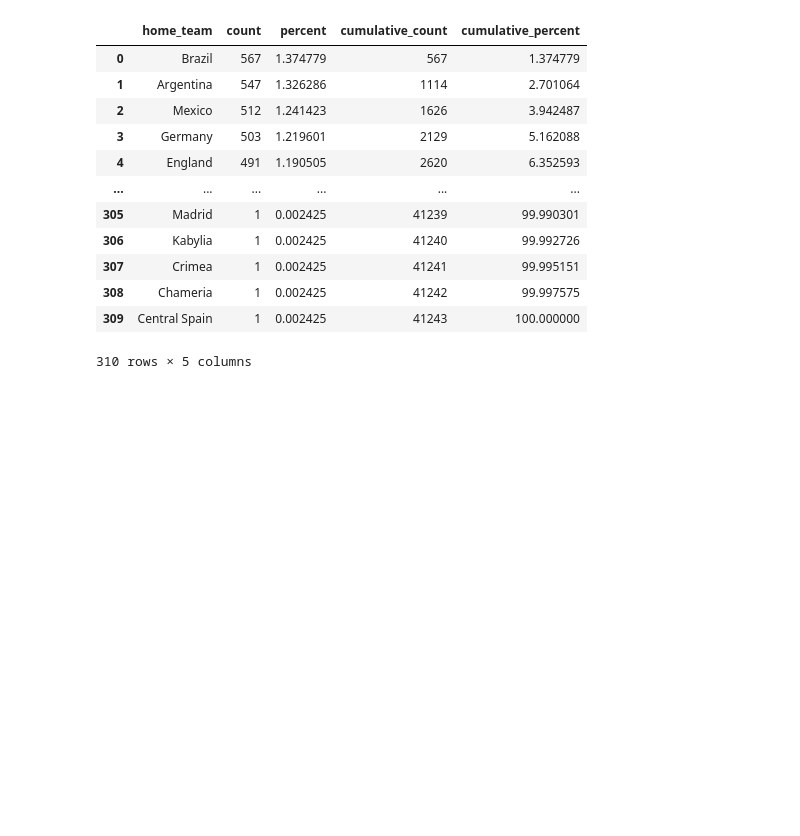
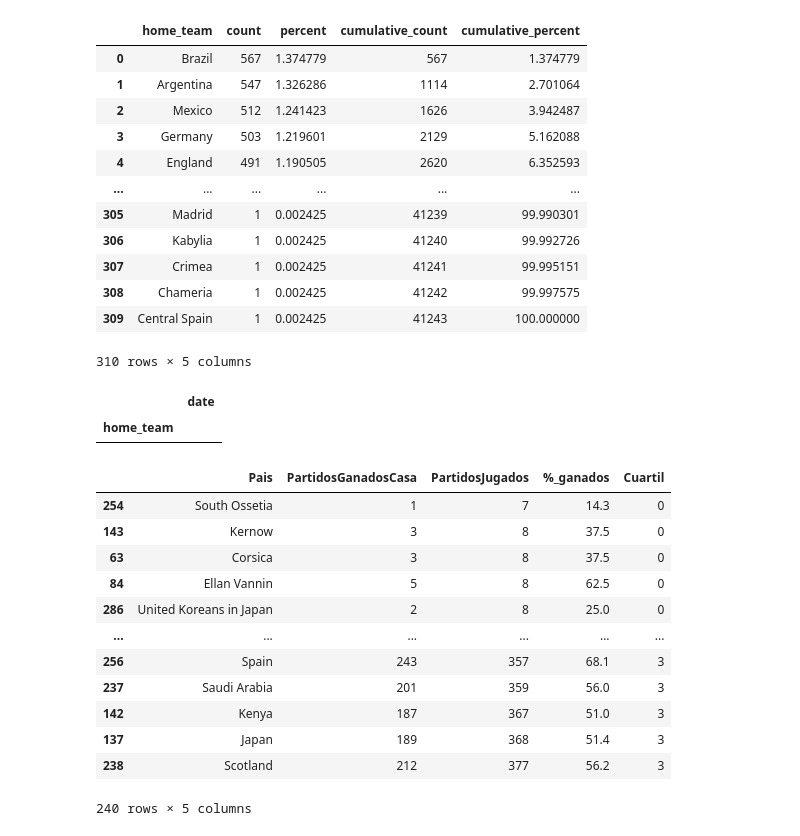
Before and after one commit to JMML2021/0501_sampling, a Jupyter notebook: 05_Sampling.ipynb, the cells around one changed output. Saved outputs shown, nothing was run; the diff lists cells and outputs as text; code cells hidden in the pictures; blank space fills up the shorter version.

```diff
--- a/05_Sampling.ipynb
+++ b/05_Sampling.ipynb
@@ -465,3 +522,15 @@ df1.stb.freq(['home_team'])
 | 308 | Chameria | 1 | 0.002425 | 41242 | 99.997575 |
 | 309 | Central Spain | 1 | 0.002425 | 41243 | 100.000000 |
 310 rows × 5 columns
+# %%
+
+#Busco los partidos que ha ganado localmente
+df1['homeGanador'] = np.where(df1['home_score']>df1['away_score'], 1, 0)
+
+partidosJugados = df1[(df1['homeGanador'] == 'pierde_Empata')].groupby(['home_team']).count()
+partidosJugados= partidosJugados[['date']][95:102]
+partidosJugados= partidosJugados.sort_values(by = ['date'])
+partidosJugados
+# %% [output]
+|  | date |
+| home_team |  |
@@ -467,0 +539,26 @@ df1.stb.freq(['home_team'])
+# %%
+# Se ve claramente en los exremeos perdemos la informacion importantes
+df3=df1.groupby('home_team', as_index=False).agg({'homeGanador': "sum", 'home_score':'count'})
+
+df3['%']=round(df3['homeGanador']/df3['home_score']*100,1)
+
+df3= df3.set_axis(['Pais', 'PartidosGanadosCasa', 'PartidosJugados', '%_ganados'], axis=1)
+df3.rename({'home_team': 'Pais', 'home_score': 'partidosJugados'}, axis = 1)
+df3['Cuartil']= pd.qcut(df3['PartidosJugados'],
+                             q = 4, labels = False)
+df3 =df3.sort_values('PartidosJugados')
+df3[50:-20]
+# %% [output]
+|  | Pais | PartidosGanadosCasa | PartidosJugados | %_ganados | Cuartil |
+| 254 | South Ossetia | 1 | 7 | 14.3 | 0 |
+| 143 | Kernow | 3 | 8 | 37.5 | 0 |
+| 63 | Corsica | 3 | 8 | 37.5 | 0 |
+| 84 | Ellan Vannin | 5 | 8 | 62.5 | 0 |
+| 286 | United Koreans in Japan | 2 | 8 | 25.0 | 0 |
+| ... | ... | ... | ... | ... | ... |
+| 256 | Spain | 243 | 357 | 68.1 | 3 |
+| 237 | Saudi Arabia | 201 | 359 | 56.0 | 3 |
+| 142 | Kenya | 187 | 367 | 51.0 | 3 |
+| 137 | Japan | 189 | 368 | 51.4 | 3 |
+| 238 | Scotland | 212 | 377 | 56.2 | 3 |
+240 rows × 5 columns
```
Also changed, not shown: parts of 10 cells of this notebook.
